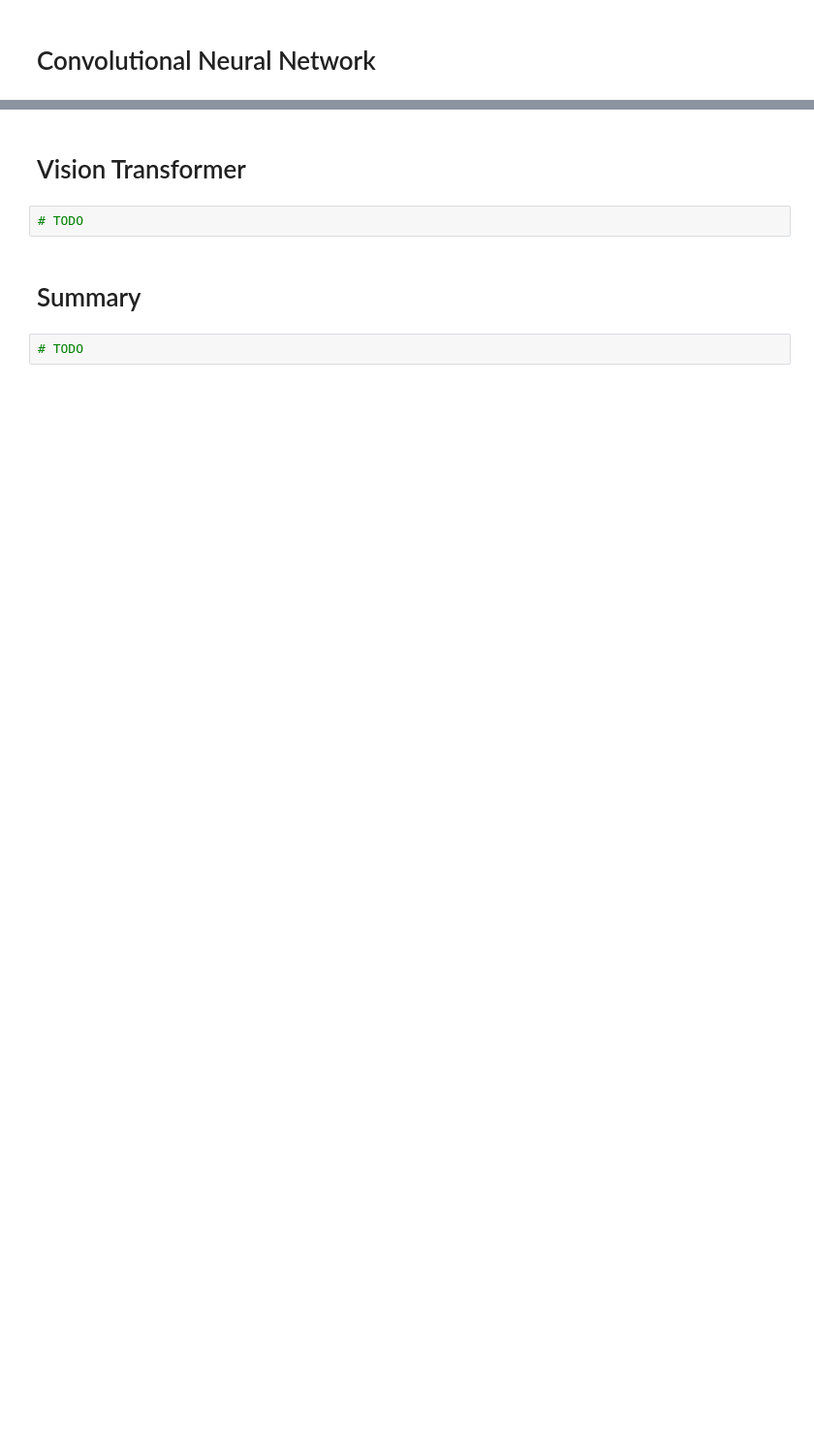
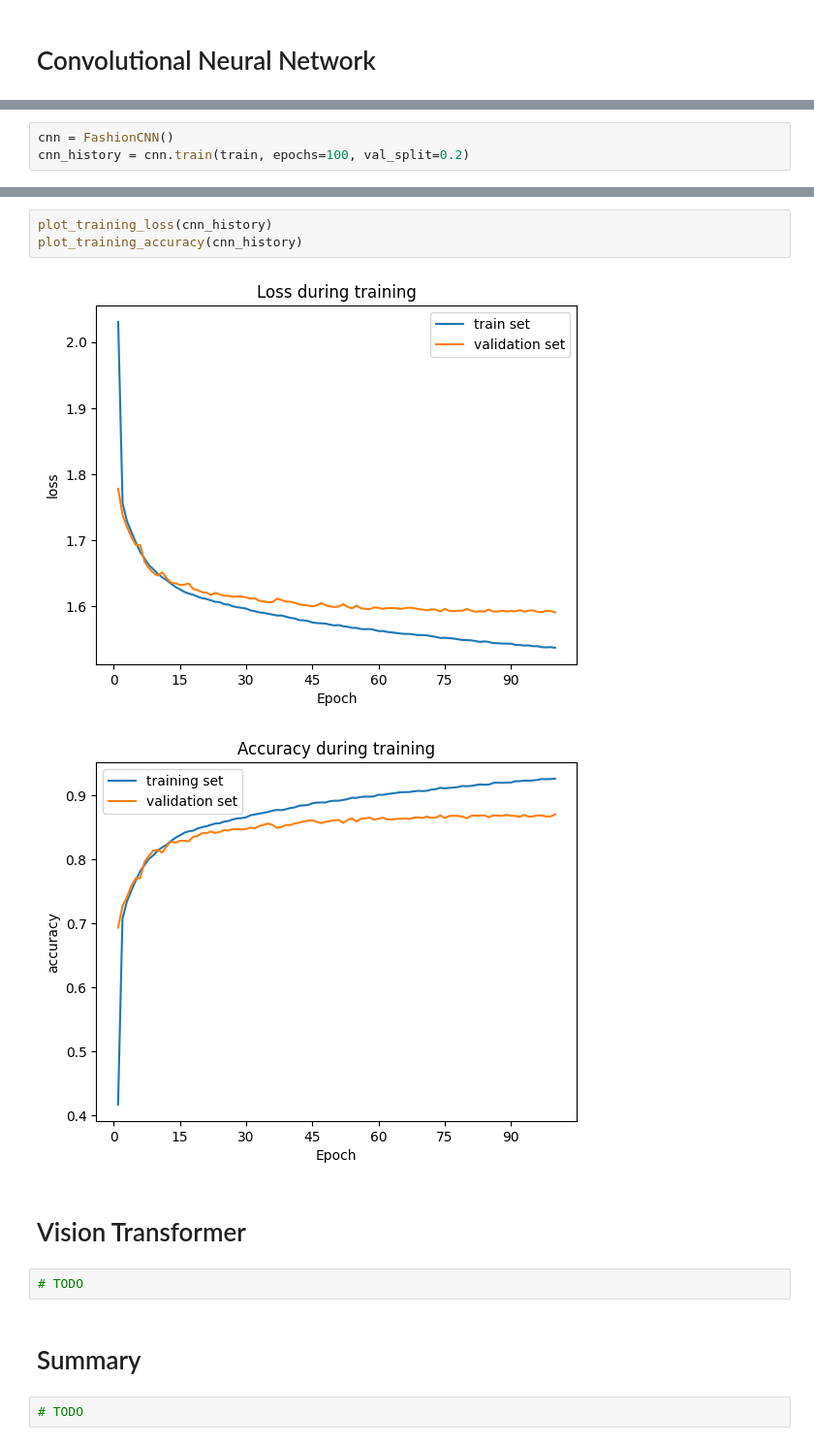
Before and after one commit to hoverslam/cv-projects, a Jupyter notebook: fashion_mnist/fashion_mnist.ipynb, the cells around one changed output, grey strips where cells are left out. Shown at 97% size. Saved outputs shown, nothing was run; the diff lists cells and outputs as text; blank space fills up the shorter version.

```diff
--- a/fashion_mnist/fashion_mnist.ipynb
+++ b/fashion_mnist/fashion_mnist.ipynb
@@ -77,0 +98,3 @@ Epoch 50/50: train_loss=1.581572, train_acc=0.8792, val_loss=1.605452, val_acc=0
+# %%
+cnn = FashionCNN()
+cnn_history = cnn.train(train, epochs=100, val_split=0.2)
@@ -78,3 +119,9 @@ Epoch 50/50: train_loss=1.581572, train_acc=0.8792, val_loss=1.605452, val_acc=0
+# %%
+plot_training_loss(cnn_history)
+plot_training_accuracy(cnn_history)
+# %% [output]
+[figure, added]
+[figure, added]
 # %% [markdown]
 # Vision Transformer
 # %%
```
Also changed, not shown: parts of 7 cells of this notebook, 1 other file.
